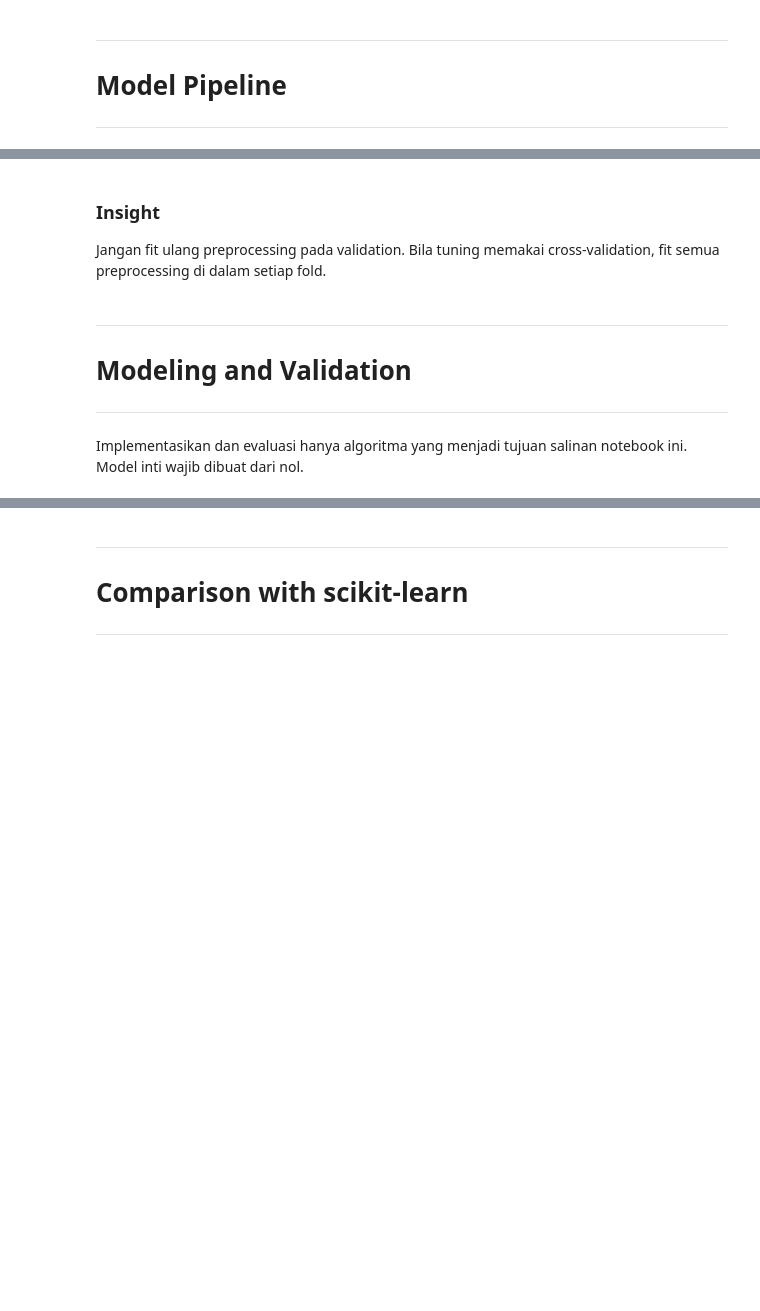
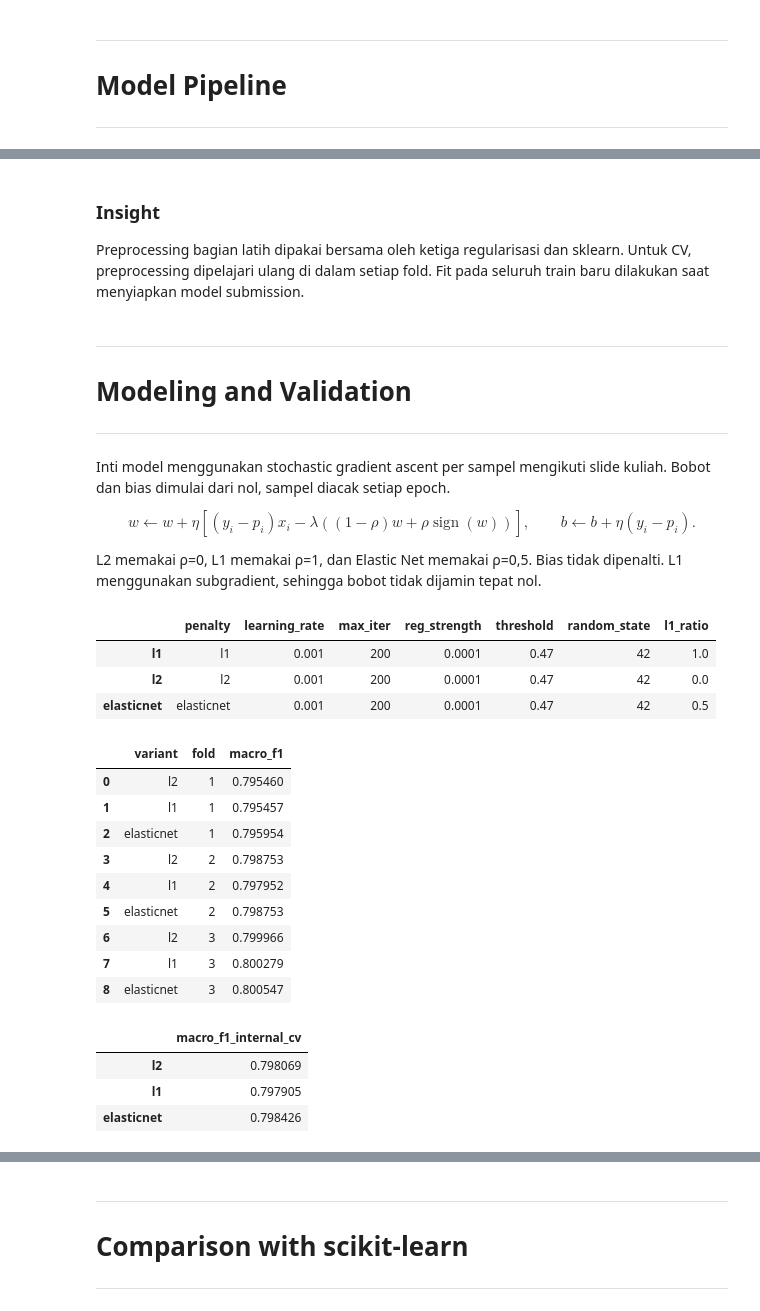
Before and after one commit to parkuskus/IF3170_G03_FiveAgents, a Jupyter notebook: notebooks/Logistic_Regression_Final-Pipeline.ipynb, the cells around one changed output, grey strips where cells are left out. Saved outputs shown, nothing was run; the diff lists cells and outputs as text; code cells hidden in the pictures; blank space fills up the shorter version.

Commit message:
feat: complete final pipeline notebook

```diff
--- a/notebooks/Logistic_Regression_Final-Pipeline.ipynb
+++ b/notebooks/Logistic_Regression_Final-Pipeline.ipynb
@@ -320,7 +564,9 @@ if len(X_train_model) != len(y_train) or len(X_val_model) != len(y_val):
 # %% [markdown]
 ### Insight
 
-Jangan fit ulang preprocessing pada validation. Bila tuning memakai cross-validation, fit semua preprocessing di dalam setiap fold.
+Preprocessing bagian latih dipakai bersama oleh ketiga regularisasi dan sklearn.
+Untuk CV, preprocessing dipelajari ulang di dalam setiap fold. Fit pada seluruh
+train baru dilakukan saat menyiapkan model submission.
 # %% [markdown]
 ---
 
@@ -328,25 +574,43 @@ Jangan fit ulang preprocessing pada validation. Bila tuning memakai cross-valida
 
 ---
 # %% [markdown]
-Implementasikan dan evaluasi hanya algoritma yang menjadi tujuan salinan notebook ini. Model inti wajib dibuat dari nol.
+Inti model menggunakan stochastic gradient ascent per sampel mengikuti slide kuliah. Bobot dan bias dimulai dari nol, sampel diacak setiap epoch.
+
+$$w\leftarrow w+\eta[(y_i-p_i)x_i-\lambda((1-\rho)w+\rho\operatorname{sign}(w))],
+\qquad b\leftarrow b+\eta(y_i-p_i).$$
+
+L2 memakai ρ=0, L1 memakai ρ=1, dan Elastic Net memakai ρ=0,5. Bias tidak
+dipenalti. L1 menggunakan subgradient, sehingga bobot tidak dijamin tepat nol.
 # %%
 logistic_configs = {
-    'L1': {'penalty': 'l1'},
-    'L2': {'penalty': 'l2'},
-    'Elastic Net': {'penalty': 'elasticnet', 'l1_ratio': 0.5},
+    'l1': {'penalty': 'l1', **FINAL_CONFIGS['l1']},
+    'l2': {'penalty': 'l2', **FINAL_CONFIGS['l2']},
+    'elasticnet': {'penalty': 'elasticnet', **FINAL_CONFIGS['elasticnet']},
 }
-selected_config = {'penalty': 'l2', 'alpha': 0.01}
+display(pd.DataFrame(logistic_configs).T)
 
-def train_model(X, y, config):
-    """Train Logistic Regression from scratch and return the fitted model."""
-    raise NotImplementedError(
-        'Implement binary logistic regression from scratch with the selected penalty and regularization strength.'
-    )
-
-
-def predict_model(model, X):
-    """Return one integer label 0 or 1 per input row."""
-    raise NotImplementedError('Connect this model branch prediction.')
+cv_folds, cv_scores = cross_validate(X_train_raw, y_train)
+display(cv_folds)
+display(cv_scores.to_frame())
+# %% [output]
+|  | penalty | learning_rate | max_iter | reg_strength | threshold | random_state | l1_ratio |
+| l1 | l1 | 0.001 | 200 | 0.0001 | 0.47 | 42 | 1.0 |
+| l2 | l2 | 0.001 | 200 | 0.0001 | 0.47 | 42 | 0.0 |
+| elasticnet | elasticnet | 0.001 | 200 | 0.0001 | 0.47 | 42 | 0.5 |
+|  | variant | fold | macro_f1 |
+| 0 | l2 | 1 | 0.795460 |
+| 1 | l1 | 1 | 0.795457 |
+| 2 | elasticnet | 1 | 0.795954 |
+| 3 | l2 | 2 | 0.798753 |
+| 4 | l1 | 2 | 0.797952 |
+| 5 | elasticnet | 2 | 0.798753 |
+| 6 | l2 | 3 | 0.799966 |
+| 7 | l1 | 3 | 0.800279 |
+| 8 | elasticnet | 3 | 0.800547 |
+|  | macro_f1_internal_cv |
+| l2 | 0.798069 |
+| l1 | 0.797905 |
+| elasticnet | 0.798426 |
 # %% [markdown]
 ### Insight
 
```
Also changed, not shown: parts of 58 cells of this notebook.
